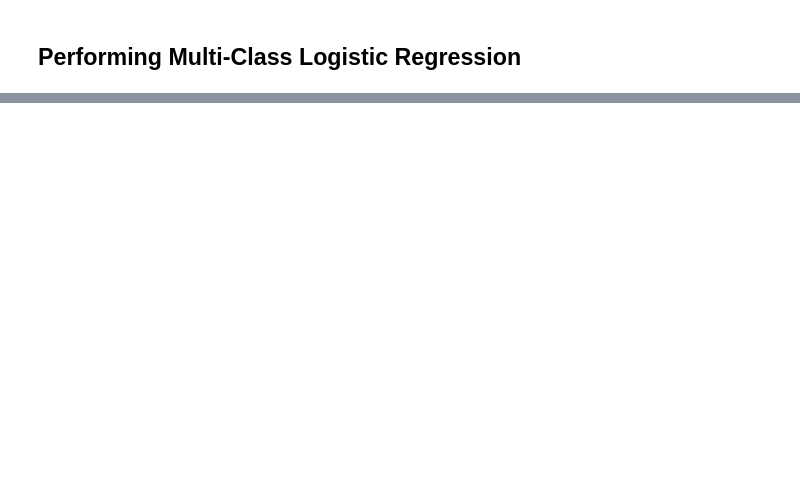
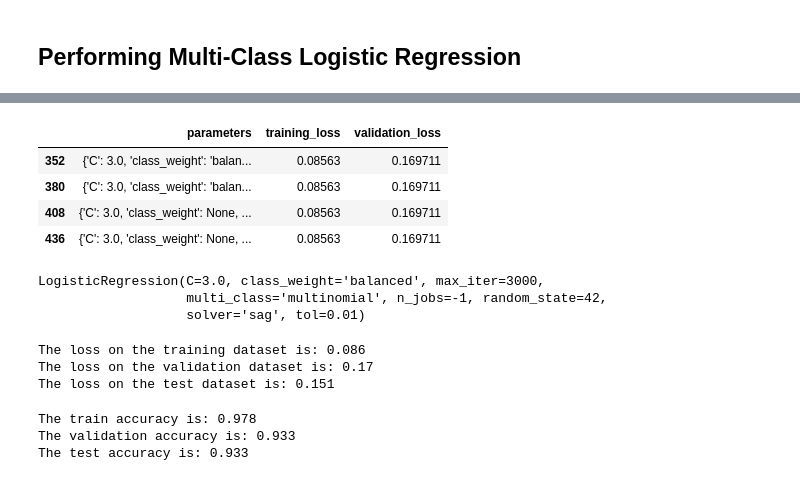
Before and after one commit to svadhera11/ml-notebooks, a Jupyter notebook: iris-logistic-regression.ipynb, the cells around one changed output, grey strips where cells are left out. Drawn from its saved outputs; the diff is of its cells as text; code cells hidden in the pictures; blank space fills up the shorter version.

```diff
--- a/iris-logistic-regression.ipynb
+++ b/iris-logistic-regression.ipynb
@@ -89,0 +211,8 @@ y_pred_prob = predictor.predict_proba(X_test)
+# %%
+loss_df[loss_df['validation_loss'] == np.min(loss_df['validation_loss'])]
+# %% [output]
+|  | parameters | training_loss | validation_loss |
+| 352 | {'C': 3.0, 'class_weight': 'balan... | 0.08563 | 0.169711 |
+| 380 | {'C': 3.0, 'class_weight': 'balan... | 0.08563 | 0.169711 |
+| 408 | {'C': 3.0, 'class_weight': None, ... | 0.08563 | 0.169711 |
+| 436 | {'C': 3.0, 'class_weight': None, ... | 0.08563 | 0.169711 |
@@ -90 +223,24 @@ y_pred_prob = predictor.predict_proba(X_test)
+# %%
+classifier.fit(X_train, y_train)
+# %% [output]
+LogisticRegression(C=3.0, class_weight='balanced', max_iter=3000,
+                   multi_class='multinomial', n_jobs=-1, random_state=42,
+                   solver='sag', tol=0.01)
+# %%
+print("The loss on the training dataset is:", optimal_sol['training_loss'].round(3))
+print("The loss on the validation dataset is:", optimal_sol['validation_loss'].round(3))
+y_pred_test_proba = classifier.predict_proba(X_test)
+print("The loss on the test dataset is:", log_loss(y_test,y_pred_test_proba).round(3))
+# %% [output]
+The loss on the training dataset is: 0.086
+The loss on the validation dataset is: 0.17
+The loss on the test dataset is: 0.151
+# %%
+print("The train accuracy is:", classifier.score(X_train, y_train).round(3))
+print("The validation accuracy is:", classifier.score(X_val, y_val).round(3))
+print("The test accuracy is:", classifier.score(X_test, y_test).round(3))
+# %% [output]
+The train accuracy is: 0.978
+The validation accuracy is: 0.933
+The test accuracy is: 0.933
 # %% [markdown]
```
Also changed, not shown: parts of 29 cells of this notebook.
